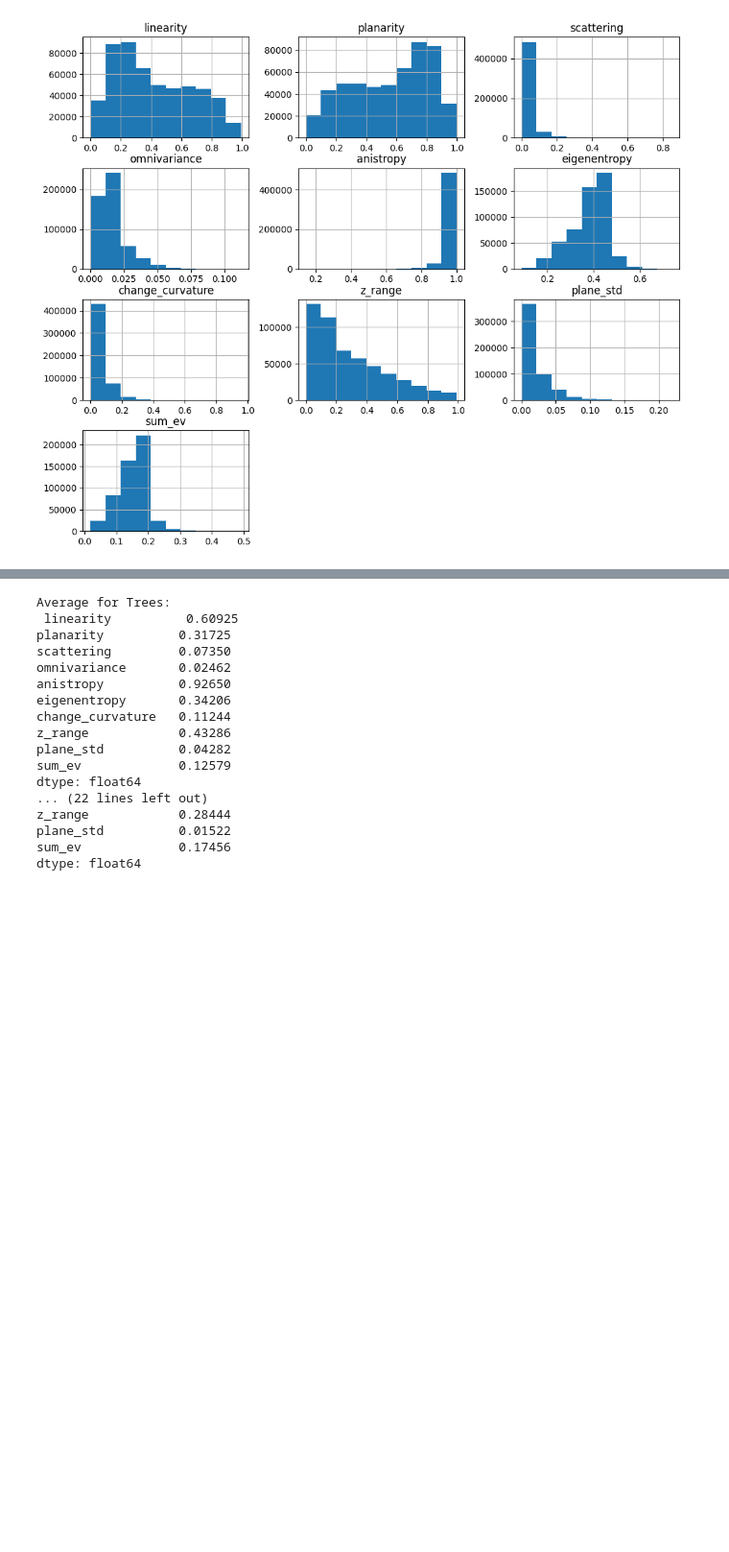
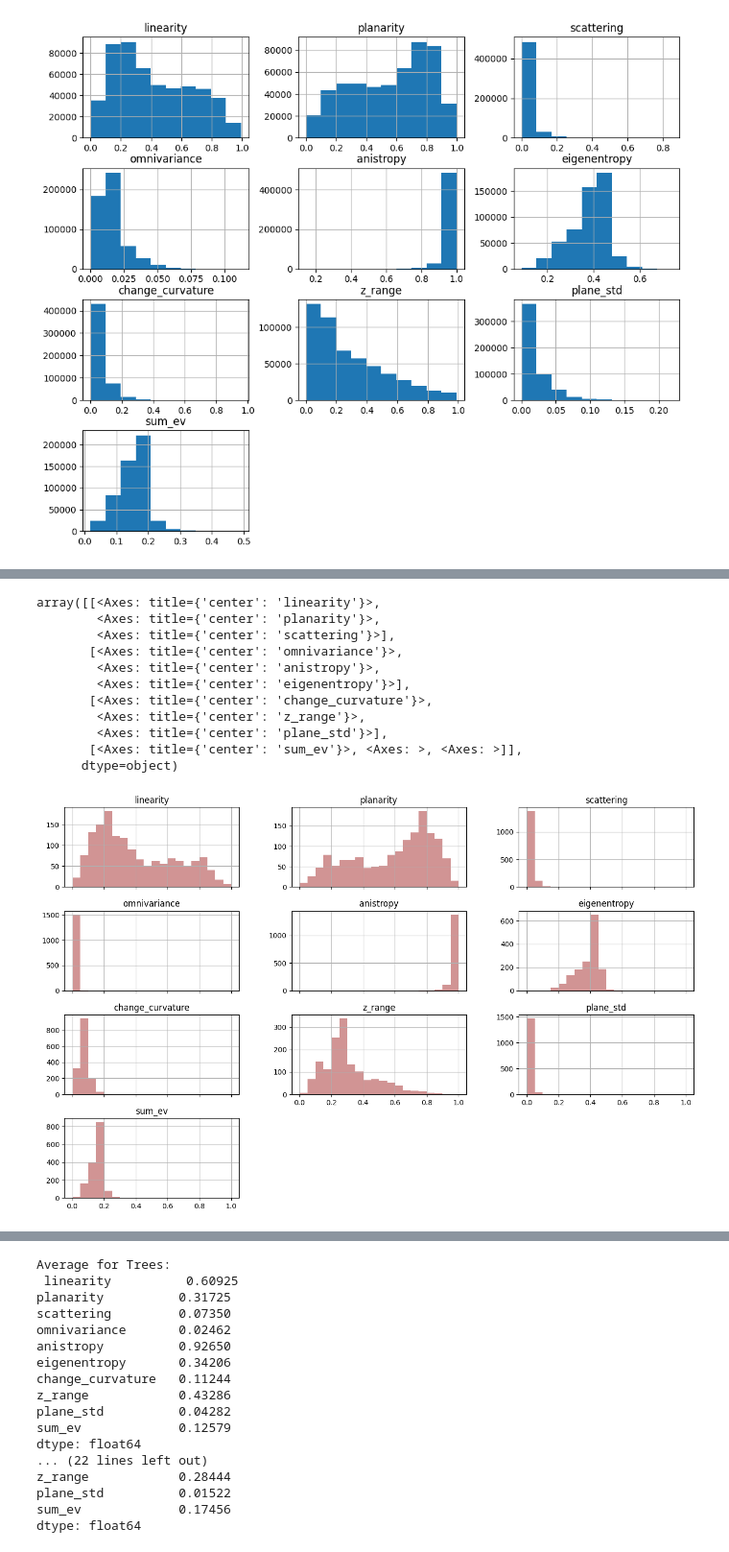
Before and after one commit to Lauvsnes1/TBA4256-3D-Digital-Modelling, a Jupyter notebook: final_project/final.ipynb, the cells around one changed output, grey strips where cells are left out. Shown at 96% size. Cells and saved outputs as stored; diff of their text form; code cells hidden in the pictures; blank space fills up the shorter version.

```diff
--- a/final_project/final.ipynb
+++ b/final_project/final.ipynb
@@ -187,0 +216,5 @@ array([[<Axes: title={'center': 'linearity'}>,
+# %%
+voxels_in_range_terrain = find_voxels_in_df(df,570382, 7034021,570426, 7034045)
+voxels_in_range_terrain2 = find_voxels_in_df(df,570312, 7033878,570341, 7033907)
+
+len(voxels_in_range_terrain2)
@@ -187,0 +301,3 @@ array([[<Axes: title={'center': 'linearity'}>,
+# %%
+terrain_df = extract_points_from_df(df, voxels_in_range_terrain +  voxels_in_range_terrain2)
+terrain_df
@@ -187,0 +350,15 @@ array([[<Axes: title={'center': 'linearity'}>,
+# %%
+terrain_df.hist(color='brown', bins=num_bins, range=bin_range, figsize=(16,10), sharex=True, alpha=0.5)
+# %% [output]
+array([[<Axes: title={'center': 'linearity'}>,
+        <Axes: title={'center': 'planarity'}>,
+        <Axes: title={'center': 'scattering'}>],
+       [<Axes: title={'center': 'omnivariance'}>,
+        <Axes: title={'center': 'anistropy'}>,
+        <Axes: title={'center': 'eigenentropy'}>],
+       [<Axes: title={'center': 'change_curvature'}>,
+        <Axes: title={'center': 'z_range'}>,
+        <Axes: title={'center': 'plane_std'}>],
+       [<Axes: title={'center': 'sum_ev'}>, <Axes: >, <Axes: >]],
+      dtype=object)
+[figure, added]
```
Also changed, not shown: parts of 29 cells of this notebook.
